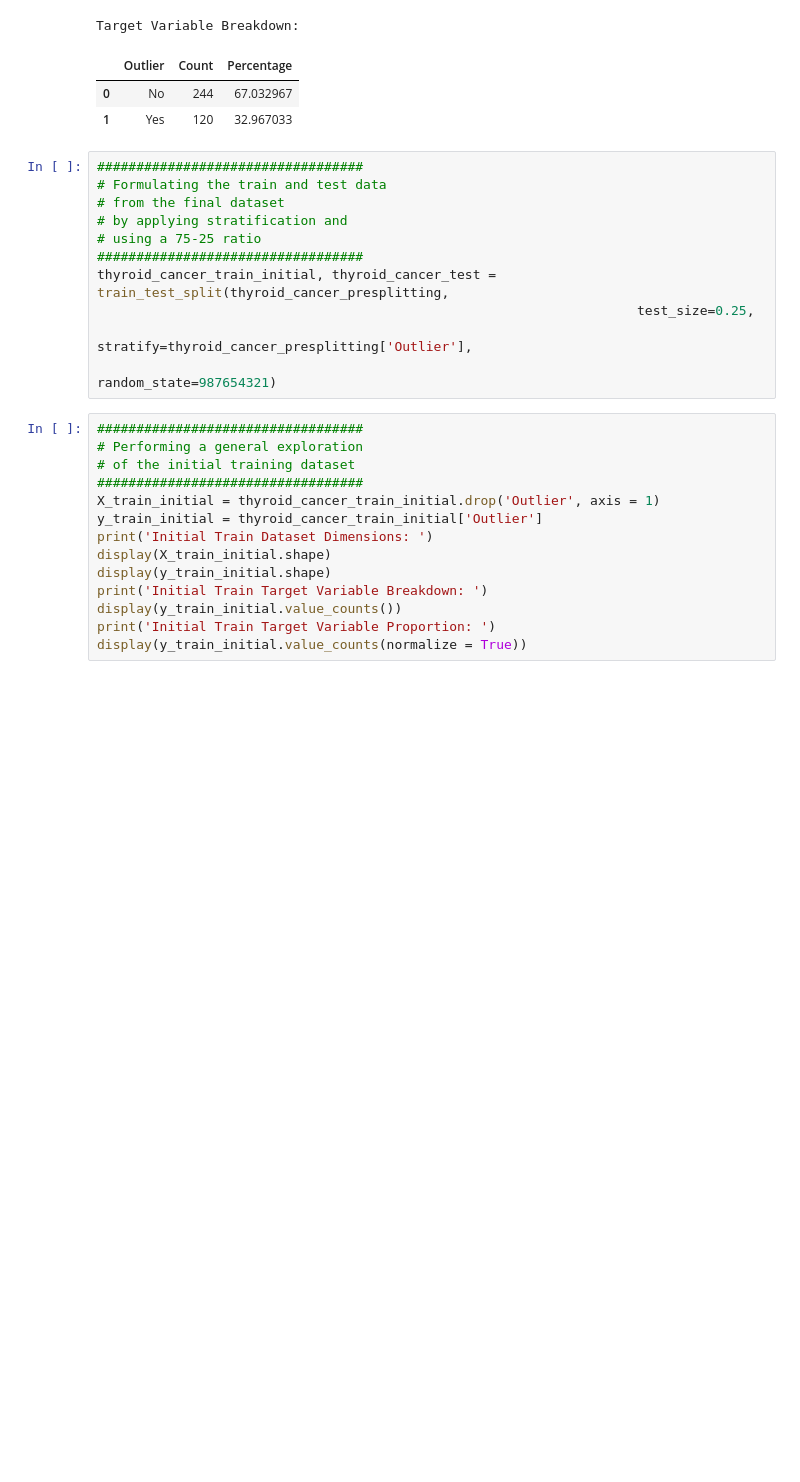
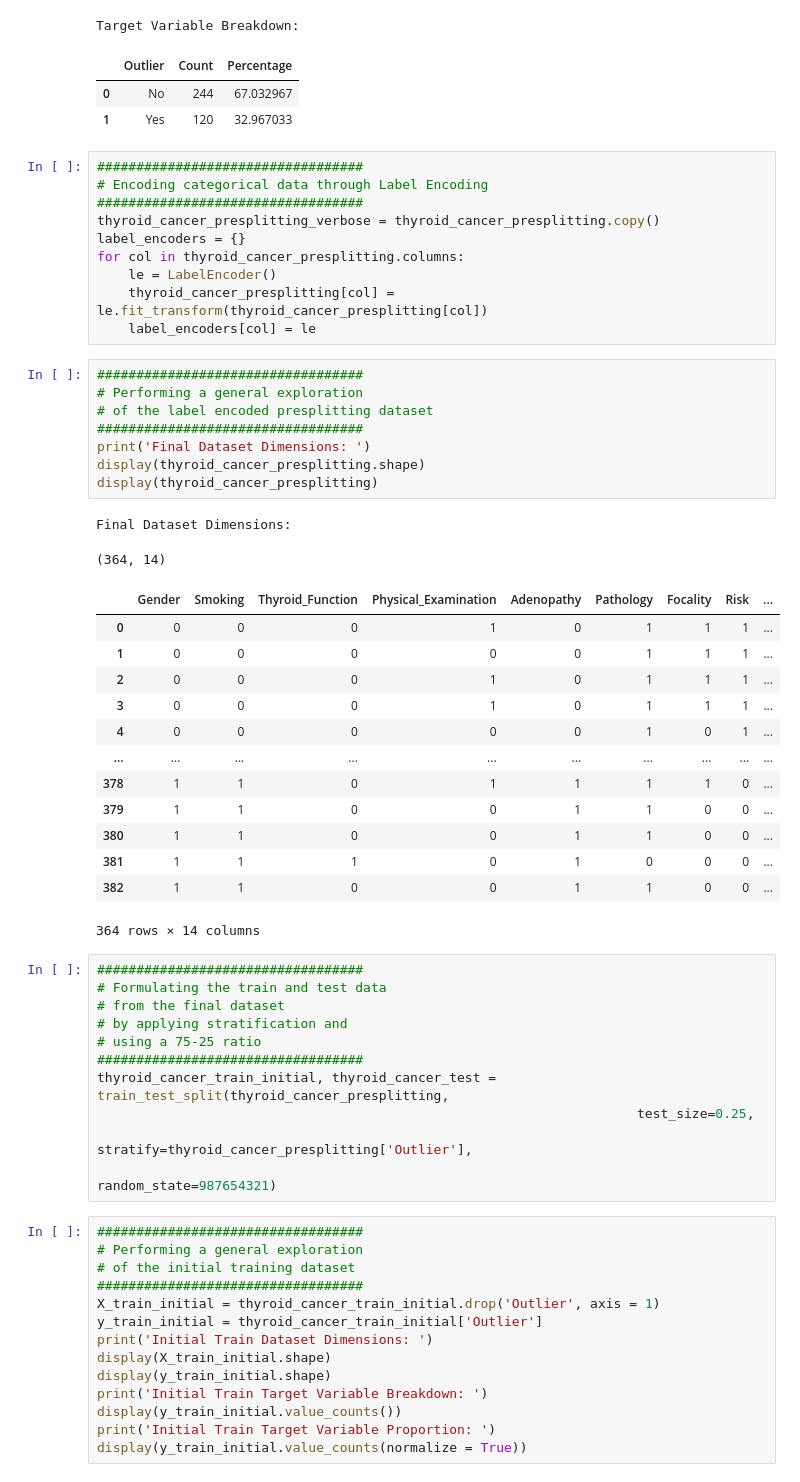
Before and after one commit to JohnPaulinePineda/Portfolio_Project_61, a Jupyter notebook: codes/DetectingAndEvaluatingAnomaliesInCategoricalDataUnderSupervisedAndUnsupervisedSettings.ipynb, the cells around one changed output. Drawn from its saved outputs; the diff is of its cells as text; blank space fills up the shorter version.

```diff
--- a/codes/DetectingAndEvaluatingAnomaliesInCategoricalDataUnderSupervisedAndUnsupervisedSettings.ipynb
+++ b/codes/DetectingAndEvaluatingAnomaliesInCategoricalDataUnderSupervisedAndUnsupervisedSettings.ipynb
@@ -1277,6 +1280,40 @@ Target Variable Breakdown:
 |  | Outlier | Count | Percentage |
 | 0 | No | 244 | 67.032967 |
 | 1 | Yes | 120 | 32.967033 |
+# %%
+##################################
+# Encoding categorical data through Label Encoding
+##################################
+thyroid_cancer_presplitting_verbose = thyroid_cancer_presplitting.copy()
+label_encoders = {}
+for col in thyroid_cancer_presplitting.columns:
+    le = LabelEncoder()
+    thyroid_cancer_presplitting[col] = le.fit_transform(thyroid_cancer_presplitting[col])
+    label_encoders[col] = le
+# %%
+##################################
+# Performing a general exploration
+# of the label encoded presplitting dataset
+##################################
+print('Final Dataset Dimensions: ')
+display(thyroid_cancer_presplitting.shape)
+display(thyroid_cancer_presplitting)
+# %% [output]
+Final Dataset Dimensions:
+(364, 14)
+|  | Gender | Smoking | Thyroid_Function | Physical_Examination | Adenopathy | Pathology | Focality | Risk | ... |
+| 0 | 0 | 0 | 0 | 1 | 0 | 1 | 1 | 1 | ... |
+| 1 | 0 | 0 | 0 | 0 | 0 | 1 | 1 | 1 | ... |
+| 2 | 0 | 0 | 0 | 1 | 0 | 1 | 1 | 1 | ... |
+| 3 | 0 | 0 | 0 | 1 | 0 | 1 | 1 | 1 | ... |
+| 4 | 0 | 0 | 0 | 0 | 0 | 1 | 0 | 1 | ... |
+| ... | ... | ... | ... | ... | ... | ... | ... | ... | ... |
+| 378 | 1 | 1 | 0 | 1 | 1 | 1 | 1 | 0 | ... |
+| 379 | 1 | 1 | 0 | 0 | 1 | 1 | 0 | 0 | ... |
+| 380 | 1 | 1 | 0 | 0 | 1 | 1 | 0 | 0 | ... |
+| 381 | 1 | 1 | 1 | 0 | 1 | 0 | 0 | 0 | ... |
+| 382 | 1 | 1 | 0 | 0 | 1 | 1 | 0 | 0 | ... |
+364 rows × 14 columns
 # %%
 ##################################
 # Formulating the train and test data
```
Also changed, not shown: parts of 26 cells of this notebook, 8 other files.
